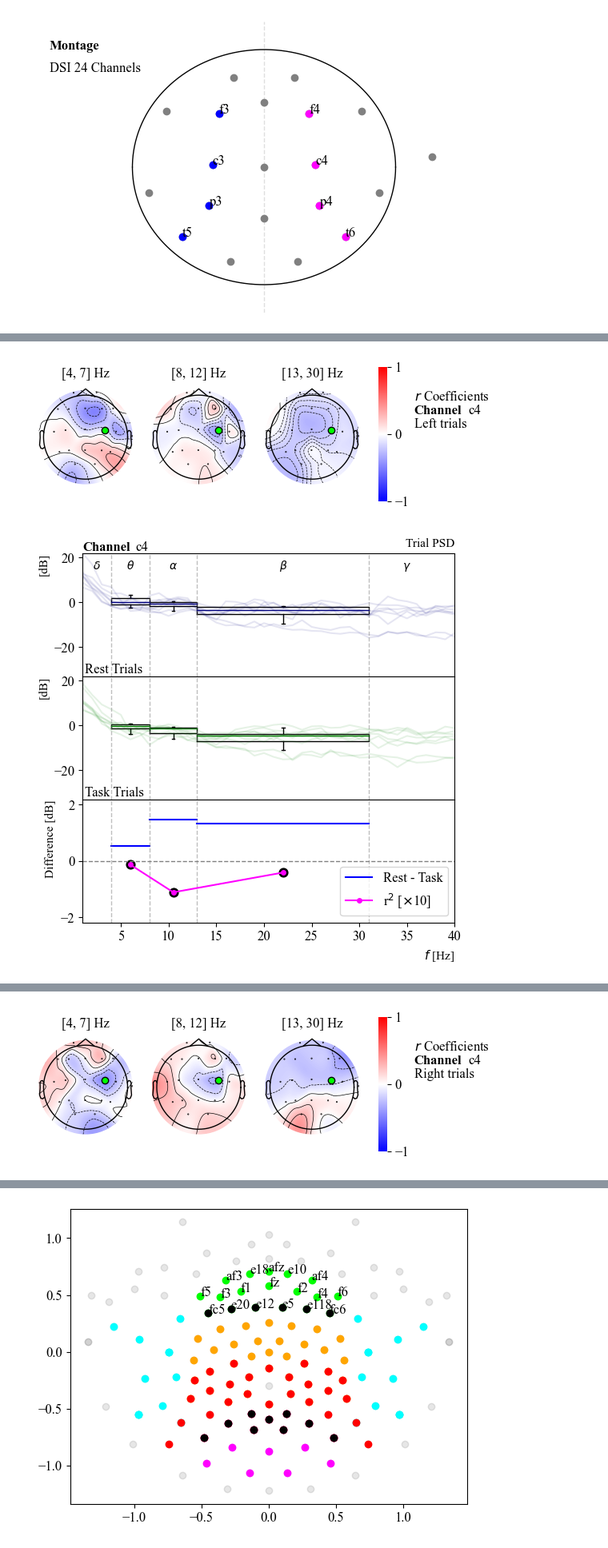
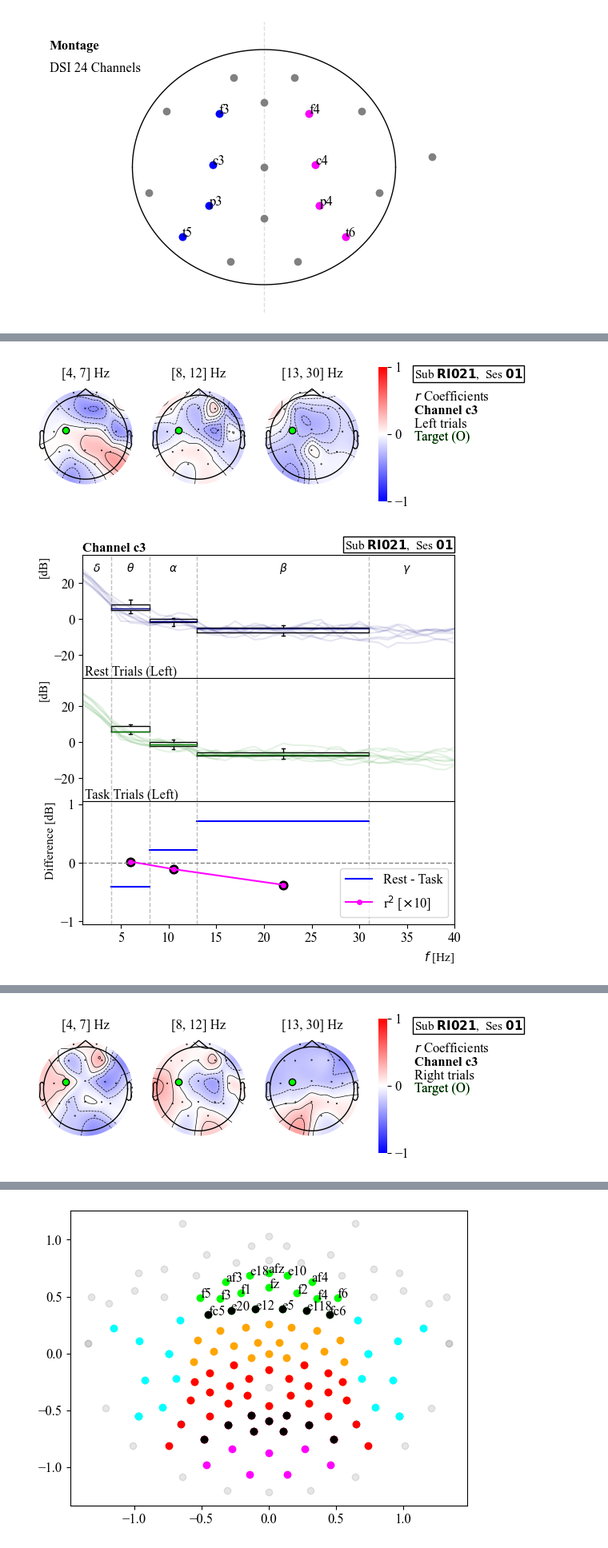
Before and after one commit to S-Shah-Lab/eeg_tools, a Jupyter notebook: tool_develop_motorimagery.ipynb, the cells around one changed output, grey strips where cells are left out. Shown at 80% size. Saved outputs shown, nothing was run; the diff lists cells and outputs as text; code cells hidden in the pictures.

Commit message:
Changed r2 to signed-r2 in plots, added sub and ses to all figures

```diff
--- a/tool_develop_motorimagery.ipynb
+++ b/tool_develop_motorimagery.ipynb
@@ -320,11 +380,6 @@ def epochs_to_psd(RAW=None, fs=None, event_dict=None, label=None, events_from_an
     return np.stack(psds_)
 # %%
 nSkip = []
-secOverlap = 0.5
-secPerSegment = 1.
-resolution = 1
-
-
 # epochs_to_psd(RAW=None, fs=None, event_dict=None, label=None, events_from_annot=None, tmin=None, tmax=None, twindow=None, fmin=None, fmax=None, resolution=None, secPerSegment=1, secOverlap=0.5, OnSkip=0)
 psds_left = epochs_to_psd(RAW_SL, fs, event_dict, 'left_', events_from_annot,
                           tmin=tmin, tmax=tmax,
@@ -394,6 +561,6 @@ plt.show()
 # %%
 # STAT TESTS
 # Generate frequency bins in each frequency band
-bins_ticks = np.arange(fmin, fmax+1, int(resolution))
+bins_ticks = np.arange(fmin, fmax + resolution, resolution)
 
 N = len(freq_band) - 1
@@ -560,7 +776,7 @@ for i in range(len(y)):
 ax1.hlines(y, 0, x_values, colors='red', lw=1, alpha=0.25)
 ax1.set_xlabel(r'-log(p)')
 ax1.set_xlim(ax1.get_xlim()[::-1])  # Reverse the x-axis for left plot
-ax1.set_xlim(right=0, left=6)
+ax1.set_xlim(right=0, left=8)
 ax1.set_ylim(y_min, y_max)
 ax1.axvline(STAT.negP(0.05), color='black', lw=1, ls=':', alpha=0.5, label='95% C.L.')
 ax1.axvline(STAT.negP(0.01), color='darkviolet', lw=1, ls=':', alpha=0.5, label='99% C.L.')
@@ -585,10 +801,14 @@ for i in range(len(y)):
     ax2.fill_betweenx([y[i]-deltay, y[i]+deltay], xDown_values[i], xUp_values[i], color='blue', alpha=0.3)
 ax2.hlines(y, 0, x_values, colors='blue', lw=1, alpha=0.25)
 ax2.set_xlabel(r'-log(p)')
-ax2.set_xlim(left=0, right=6)
+ax2.set_xlim(left=0, right=8)
 ax1.set_ylim(y_min, y_max)
 ax2.axvline(STAT.negP(0.05), color='black', lw=1, ls=':', alpha=0.5)
 ax2.axvline(STAT.negP(0.01), color='darkviolet', lw=1, ls=':', alpha=0.5)
+
+ax1.text(1.25, 1.08, text_id, ha='right', va='top', transform = ax1.transAxes, fontsize=11,
+                          bbox=dict(facecolor='white', edgecolor='black', boxstyle='square,pad=0.1'))
+
 #---------
 plt.subplots_adjust(wspace=0)  # Adjust space between subplots
 plt.show()
@@ -641,6 +962,6 @@ isTreatment_list = [np.arange(x_list[0].shape[0]) < psds_left_rest.shape[0],  #(
 # %%
 # List of channels to show plots for
-chs = ['c4', 'c3']
+chs = ['c3']
 # Find symmetric channel id
 #ch_symm = EEG.find_ch_symmetry(ch_location=eeg_dict.ch_location, ch_list=[ch.lower()])[ch.lower()]
 #ch_symm_idx = ch_set.find_labels(ch_symm)[0]
@@ -687,7 +1008,7 @@ for ch in chs:
         axsPSD[0].set_xlim(xlim)
         axsPSD[0].set_ylim(ylim)
         axsPSD[0].set_ylabel('[dB]', loc='top', fontsize=11)
-        axsPSD[0].text(xlim[0]+0.25, ylim[0] + (ylim[1]-ylim[0])*0.025, 'Rest Trials')
+        axsPSD[0].text(xlim[0]+0.25, ylim[0] + (ylim[1]-ylim[0])*0.025, f'Rest Trials ({mode})')
 
         # Lists to store information for each frequency band
         ys = []
@@ -700,7 +1021,7 @@ for ch in chs:
             start_idx = idx[0]
             end_idx = idx[-1]
             x_within_band = np.mean(x[:, :, start_idx:end_idx], axis=2) #(trial, ch)
-            x_within_band = EEG.convert_dB(x_within_band) # Transform PSDs to dB
+            #x_within_band = EEG.convert_dB(x_within_band) # Transform PSDs to dB
             r_coeff = STAT.CalculateR(x=x_within_band, isTreatment=isTreatment)
             r_coeffs.append(r_coeff)
             ys.append(r_coeff[ [ch_idx] ])
@@ -709,15 +1030,16 @@ for ch in chs:
             mne.viz.plot_topomap(r_coeff, RAW_SL.info, ch_type='eeg', sensors=True, cmap=PLOT.simple_cmap, vlim=(-cmap_max,cmap_max),
                                  mask=mask, mask_params=mask_params, show=False, axes=axsTopo[i])
 
-            # Convert labels of trials into dummy variable (True/Rest = 1, False/Task = 0 by choice)
+            # Convert labels of trials into dummy variable (True/Rest = 0, False/Task = 1 by choice)
             dummy = STAT.Dummy(isTreatment)
-            PLOT.plot_correlation_psd_groups(x=x_within_band[ :, [ch_idx] ], y=dummy, isTreatment=isTreatment, r=r_coeff[ [ch_idx] ], xlim=ylim, ax=axsCorr[i])
+            PLOT.plot_correlation_psd_groups(x=EEG.convert_dB(x_within_band[ :, [ch_idx] ]), y=dummy, isTreatment=isTreatment, r=r_coeff[ [ch_idx] ], xlim=ylim, ax=axsCorr[i])
 
             # Show frequency band (topoplot)
             axsTopo[i].set_title(f'[{freq_band[i]}, {freq_band[i+1]-1}] Hz', fontsize=12)
 
             # Show frequency band (correlation)
-            axsCorr[i].text(ylim[-1] + np.abs(ylim[-1])*0.05, 1.05, f'[{freq_band[i]}, {freq_band[i+1]-1}] Hz', fontsize=12)
+            axsCorr[i].text(0.98, 0.95, f'[{freq_band[i]}, {freq_band[i+1]-1}] Hz', va='top', ha='right', transform=axsCorr[i].transAxes, fontsize=12)
+
             axsCorr[i].set_xlim(ylim)
             if i != N-1:
                 axsCorr[i].set_xticks([])
@@ -730,7 +1052,7 @@ for ch in chs:
         axsPSD[1].set_xlim(xlim)
         axsPSD[1].set_ylim(ylim)
         axsPSD[1].set_ylabel('[dB]', loc='top', fontsize=11)
-        axsPSD[1].text(xlim[0]+0.25, ylim[0] + (ylim[1]-ylim[0])*0.025, 'Task Trials')
+        axsPSD[1].text(xlim[0]+0.25, ylim[0] + (ylim[1]-ylim[0])*0.025, f'Task Trials ({mode})')
 
         # Rest - Task PSD (mean) trials
         y_diff = [np.mean(i)-np.mean(j) for i,j in zip(y_rest, y_task)]
@@ -754,40 +1076,45 @@ for ch in chs:
         axsPSD[2].plot(x_band, ys, '-o', color=color, markersize=4, label=r'r$^{2}$ [$\times$10]')
         axsPSD[2].scatter(x_band, ys, color='black', s=60)
         axsPSD[2].legend(loc='lower right', frameon=True)
         # Add new axis on the right
         #ax = axsPSD[2].twinx()  # instantiate a second axes that shares the same x-axis
         #ax.set_ylabel(r'[$\times$10]  r$^{2}$', color=color)  # we already handled the x-label with ax1
         #ax.tick_params(axis='y', labelcolor=color, color=color)
         #ax.set_ylim(-1,1)
 
         # Show channel (correlation)
-        axsCorr[0].text(ylim[0], 1.35, 'Channel', weight='bold', fontsize=12)
-        axsCorr[0].text(ylim[0] + np.abs(ylim[1]-ylim[0])*0.2, 1.35, f'{ch}',fontsize=12)
-        axsCorr[0].set_title(r'Coeff. r & r$^{2}$', fontsize=11, loc='right')
+        axsCorr[0].text(0, 1.1, f'Channel {ch}', weight='bold', va='top', ha='left', transform=axsCorr[0].transAxes, fontsize=12)
+        axsCorr[0].text(0.02, 0.95, f'{mode} trials', va='top', ha='left', transform=axsCorr[0].transAxes, fontsize=12)
+        axsCorr[0].text(0.995, 1.14, text_id, ha='right', va='top', transform = axsCorr[0].transAxes, fontsize=11,
+                         bbox=dict(facecolor='white', edgecolor='black', boxstyle='square, pad=0.1'))
 
         # Show channel (PSD)
-        axsPSD[0].text(xlim[0], ylim[-1] + np.abs(ylim[-1])*0.05, f'Channel', weight='bold', fontsize=12)
-        axsPSD[0].text(xlim[0] + 5.5, ylim[-1] + np.abs(ylim[-1])*0.05, f'{ch}', fontsize=12)
-        axsPSD[0].set_title('Trial PSD', fontsize=11, loc='right')
+        axsPSD[0].text(0, 1.1, f'Channel {ch}', weight='bold', va='top', ha='left', transform=axsPSD[0].transAxes, fontsize=12)
+        axsPSD[0].text(0.995, 1.14, text_id, ha='right', va='top', transform = axsPSD[0].transAxes, fontsize=11,
+                         bbox=dict(facecolor='white', edgecolor='black', boxstyle='square, pad=0.1'))
 
         # Add color bar (topoplot)
         clim = dict(kind='value', lims=[-cmap_max,0,cmap_max])
         divider = make_axes_locatable(axsTopo[-1])
         axsTopo[-1].set_yticks([])
         axsTopo[-1].set_xticks([])
         axsTopo[-1].axis('off')
         axsTopo[-1] = divider.append_axes(position='left', size='20%', pad=0.5)
         mne.viz.plot_brain_colorbar(axsTopo[-1], clim=clim, colormap=PLOT.simple_cmap, transparent=False, orientation='vertical', label=None)
+
+        axsTopo[-1].text(4, 1, text_id, ha='left', va='top', transform = axsTopo[-1].transAxes, fontsize=11,
+                          bbox=dict(facecolor='white', edgecolor='black', boxstyle='square,pad=0.1'))
         axsTopo[-1].text(4,  0.5, r'$r$ Coefficients', fontsize=12)
-        axsTopo[-1].text(4,  0.3, f'Channel', weight='bold', fontsize=12)
-        axsTopo[-1].text(10, 0.3, f'{ch}', fontsize=12)
+        axsTopo[-1].text(4,  0.3, f'Channel {ch}', weight='bold', fontsize=12)
         axsTopo[-1].text(4,  0.1, f'{mode} trials', fontsize=12)
+        axsTopo[-1].text(4,  -0.099, f'Target (O)', color='lime', fontsize=12)
+        axsTopo[-1].text(4,  -0.1, f'Target (O)', color='black', fontsize=12)
 
         figCorr.subplots_adjust(hspace=0)
         figPSD.subplots_adjust(hspace=0)
 
         # plt.savefig()
         # plt.savefig()
 # %% [output]
-[figure, old version]
+[figure, new version]
-[figure, old version]
+[figure, new version]
@@ -795 +1122 @@ for ch in chs:
-[figure, old version]
+[figure, new version]
```
Also changed, not shown: parts of 34 cells of this notebook, 4 other files.
